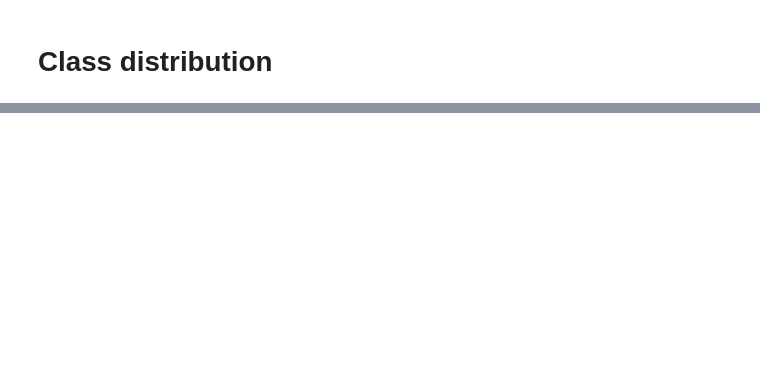
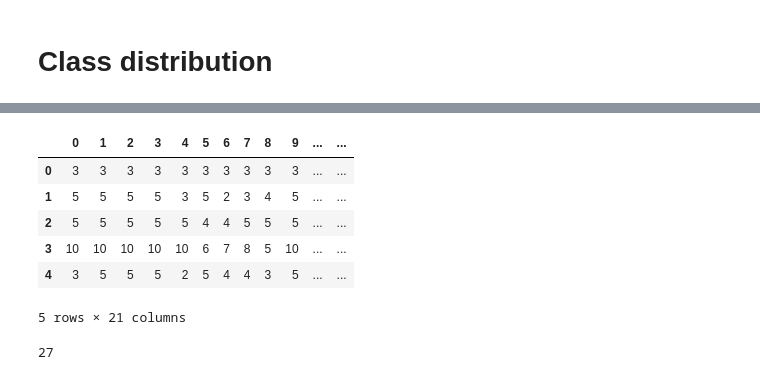
Before and after one commit to raunakm90/AirWare, a Jupyter notebook: DataExploration.ipynb, the cells around one changed output, grey strips where cells are left out. Saved outputs shown, nothing was run; the diff lists cells and outputs as text; code cells hidden in the pictures; blank space fills up the shorter version.

```diff
--- a/DataExploration.ipynb
+++ b/DataExploration.ipynb
@@ -84 +99,17 @@ plt.legend(loc='center left', bbox_to_anchor=(1, 0.5))
+# %%
+temp = pd.DataFrame(gesture_count)
+temp.head()
+# %% [output]
+|  | 0 | 1 | 2 | 3 | 4 | 5 | 6 | 7 | 8 | 9 | ... | ... |
+| 0 | 3 | 3 | 3 | 3 | 3 | 3 | 3 | 3 | 3 | 3 | ... | ... |
+| 1 | 5 | 5 | 5 | 5 | 3 | 5 | 2 | 3 | 4 | 5 | ... | ... |
+| 2 | 5 | 5 | 5 | 5 | 5 | 4 | 4 | 5 | 5 | 5 | ... | ... |
+| 3 | 10 | 10 | 10 | 10 | 10 | 6 | 7 | 8 | 5 | 10 | ... | ... |
+| 4 | 3 | 5 | 5 | 5 | 2 | 5 | 4 | 4 | 3 | 5 | ... | ... |
+5 rows × 21 columns
+# %%
+temp.columns = lab_enc.classes_
+np.sum(temp['slicel'])
+# %% [output]
+27
 # %%
```
Also changed, not shown: parts of 11 cells of this notebook, 1 other file.
